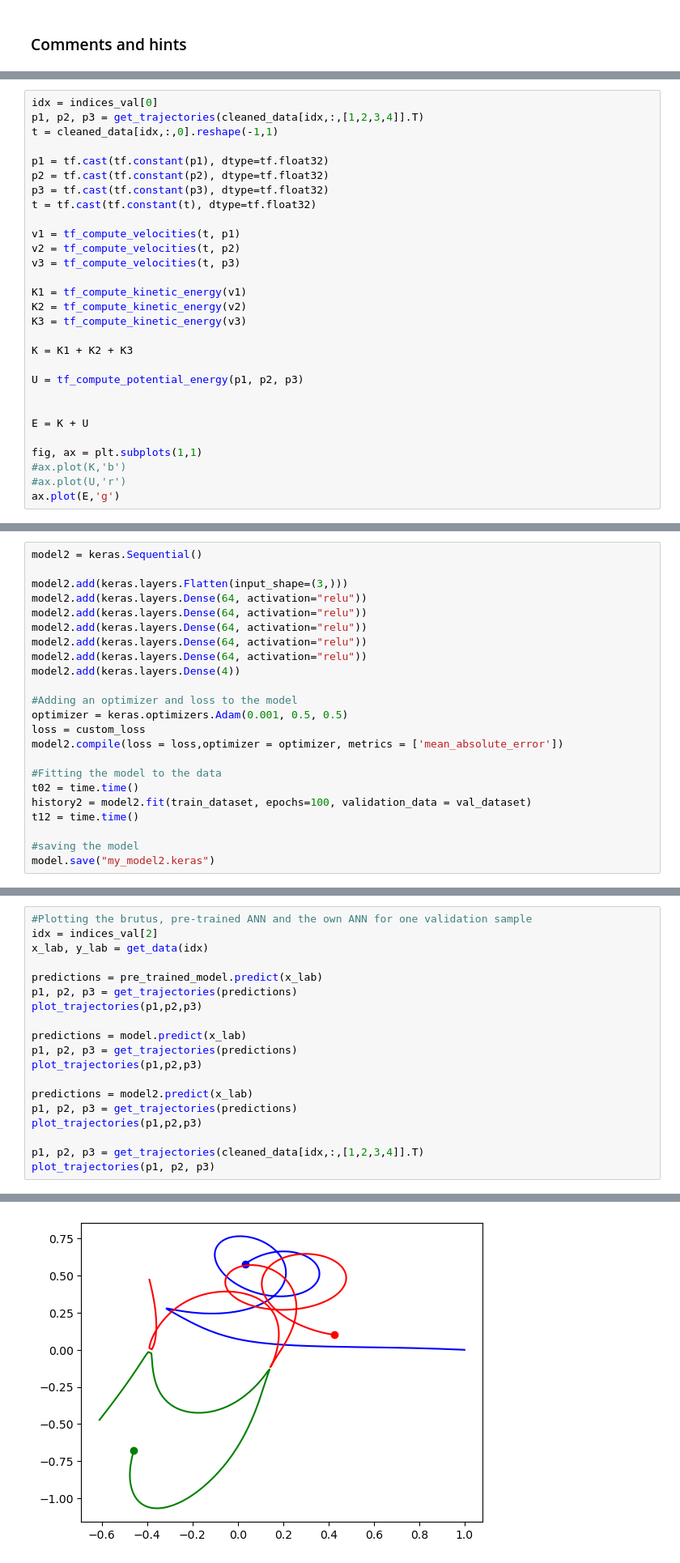
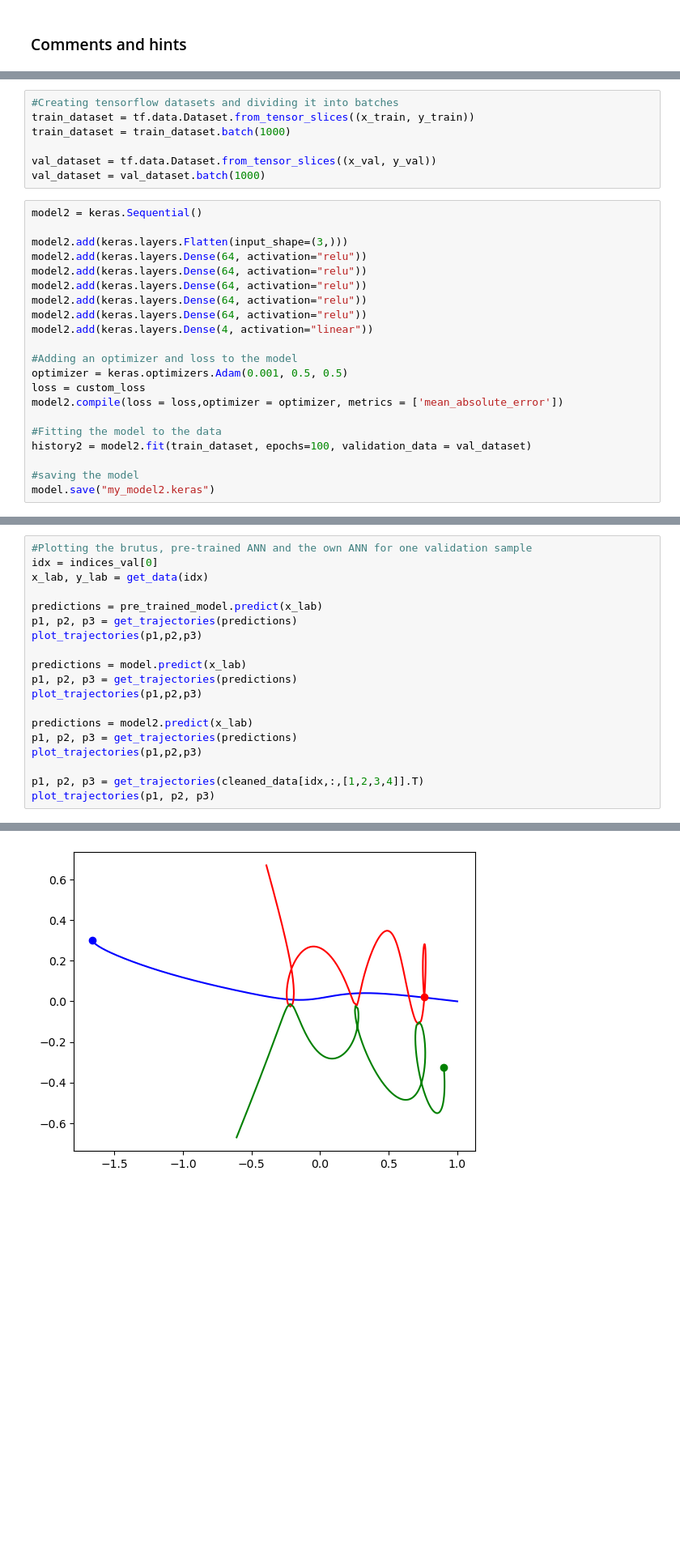
Before and after one commit to charbelnemer/tif285_project2, a Jupyter notebook: TIF285_Project2.ipynb, the cells around one changed output, grey strips where cells are left out. Shown at 81% size. Saved outputs shown, nothing was run; the diff lists cells and outputs as text; blank space fills up the shorter version.

```diff
--- a/TIF285_Project2.ipynb
+++ b/TIF285_Project2.ipynb
@@ -690,29 +794,0 @@ ax.plot(E,'g')
-# %%
-idx = indices_val[0]
-p1, p2, p3 = get_trajectories(cleaned_data[idx,:,[1,2,3,4]].T)
-t = cleaned_data[idx,:,0].reshape(-1,1)
-
-p1 = tf.cast(tf.constant(p1), dtype=tf.float32)
-p2 = tf.cast(tf.constant(p2), dtype=tf.float32)
-p3 = tf.cast(tf.constant(p3), dtype=tf.float32)
-t = tf.cast(tf.constant(t), dtype=tf.float32)
-
-v1 = tf_compute_velocities(t, p1)
-v2 = tf_compute_velocities(t, p2)
-v3 = tf_compute_velocities(t, p3)
-
-K1 = tf_compute_kinetic_energy(v1)
-K2 = tf_compute_kinetic_energy(v2)
-K3 = tf_compute_kinetic_energy(v3)
-
-K = K1 + K2 + K3
-
-U = tf_compute_potential_energy(p1, p2, p3)
-
-
-E = K + U
-
-fig, ax = plt.subplots(1,1)
-#ax.plot(K,'b')
-#ax.plot(U,'r')
-ax.plot(E,'g')
@@ -856,3 +857,10 @@ val_dataset = val_dataset.batch(1000,drop_remainder=True)
+# %%
+#Creating tensorflow datasets and dividing it into batches
+train_dataset = tf.data.Dataset.from_tensor_slices((x_train, y_train))
+train_dataset = train_dataset.batch(1000)
+
+val_dataset = tf.data.Dataset.from_tensor_slices((x_val, y_val))
+val_dataset = val_dataset.batch(1000)
 # %%
 model2 = keras.Sequential()
 
@@ -862,7 +870,7 @@ model2.add(keras.layers.Dense(64, activation="relu"))
 model2.add(keras.layers.Dense(64, activation="relu"))
 model2.add(keras.layers.Dense(64, activation="relu"))
 model2.add(keras.layers.Dense(64, activation="relu"))
-model2.add(keras.layers.Dense(4))
+model2.add(keras.layers.Dense(4, activation="linear"))
 
 #Adding an optimizer and loss to the model
 optimizer = keras.optimizers.Adam(0.001, 0.5, 0.5)
@@ -870,9 +878,7 @@ loss = custom_loss
 model2.compile(loss = loss,optimizer = optimizer, metrics = ['mean_absolute_error'])
 
 #Fitting the model to the data
-t02 = time.time()
 history2 = model2.fit(train_dataset, epochs=100, validation_data = val_dataset)
-t12 = time.time()
 
 #saving the model
 model.save("my_model2.keras")
@@ -908,6 +914,6 @@ ax.legend(loc='best')
 # %%
 #Plotting the brutus, pre-trained ANN and the own ANN for one validation sample
-idx = indices_val[2]
+idx = indices_val[0]
 x_lab, y_lab = get_data(idx)
 
 predictions = pre_trained_model.predict(x_lab)
@@ -935,4 +941,4 @@ plot_trajectories(p1, p2, p3)
-[figure, old version]
+[figure, new version]
 # %%
 idx = indices_val[0]
 x_lab, y_lab = get_data(idx)
```
Also changed, not shown: parts of 24 cells of this notebook, 2 other files.
